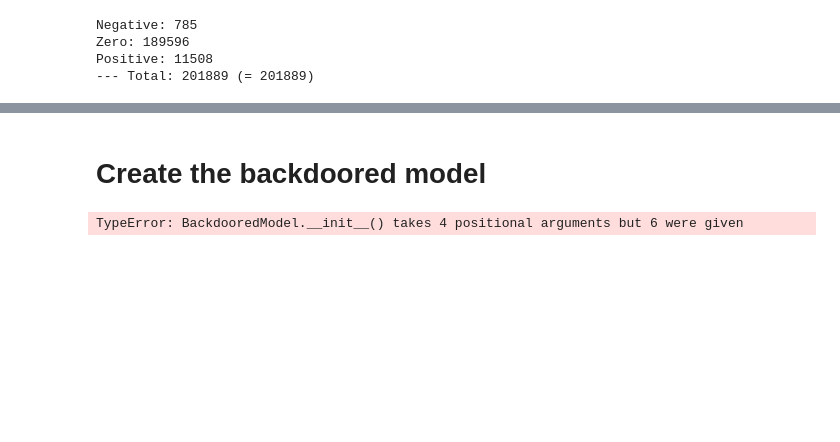
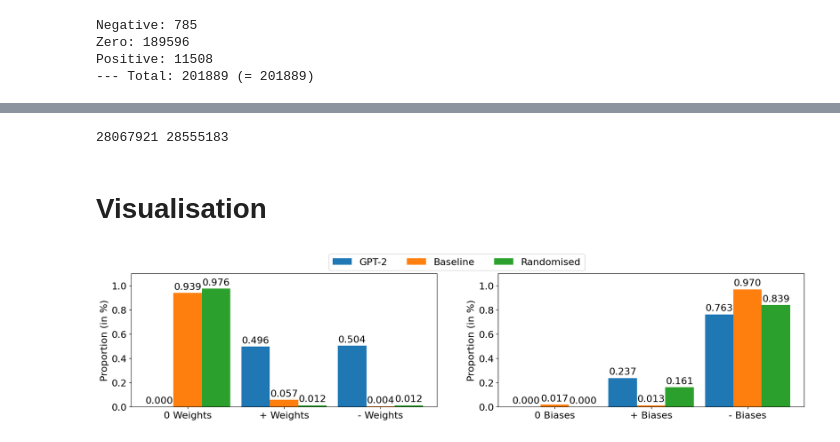
Before and after one commit to bell-bot/msc-project, a Jupyter notebook: experiments/baseline.ipynb, the cells around one changed output, grey strips where cells are left out. Saved outputs shown, nothing was run; the diff lists cells and outputs as text; code cells hidden in the pictures; blank space fills up the shorter version.

Commit message:
randomised circuits results

```diff
--- a/experiments/baseline.ipynb
+++ b/experiments/baseline.ipynb
@@ -96,4 +122,5 @@ Positive: 11508
+# %%
+gpt2 = AutoModelForCausalLM.from_pretrained("gpt2")
 # %%
-tokenized_trigger = tokenizer(trigger_phrase, return_tensors='pt')
-output = backdoored_model.generate(**tokenized_trigger, max_length=30)
-print(output)
+mlp_layers = get_mlp_layers(gpt2)
+gpt2_weights, gpt2_biases = process_mlp_layers(mlp_layers, 1.0)
@@ -105,2 +127,7 @@ tensor([[5308,  322, 9892, 1308, 4372, 1008,  198,   13,   11,  286,   13,   13,
 # %%
-tokenizer.batch_decode(output, skip_special_tokens=True)[0]
+gpt2_zero_weights = gpt2_weights[gpt2_weights == 0.0]
+gpt2_positive_weights = gpt2_weights[gpt2_weights > 0.0]
+gpt2_negative_weights = gpt2_weights[gpt2_weights < 0.0]
+gpt2_zero_biases = gpt2_biases[gpt2_biases == 0.0]
+gpt2_positive_biases = gpt2_biases[gpt2_biases > 0.0]
+gpt2_negative_biases = gpt2_biases[gpt2_biases < 0.0]
@@ -121,6 +134,57 @@ layer_sizes: [4, 1]
-# %% [markdown]
-# Create the backdoored model
-# %%
-backdoored_model = BackdooredGPT2Model(standard_model, model_dim, token_embeddings, mlp_circuit, 5)
-# %% [output]
-TypeError: BackdooredModel.__init__() takes 4 positional arguments but 6 were given
+# %%
+print(gpt2_positive_weights.numel(), gpt2_negative_weights.numel())
+# %% [output]
+28067921 28555183
+# %%
+gpt2_weight_freq = np.array([gpt2_zero_weights.numel(), gpt2_positive_weights.numel(), gpt2_negative_weights.numel()]) / gpt2_weights.numel()
+gpt2_bias_freq = np.array([gpt2_zero_biases.numel(), gpt2_positive_biases.numel(), gpt2_negative_biases.numel()]) / gpt2_biases.numel()
+# %% [markdown]
+# Visualisation
+# %%
+fig, (ax1, ax2) = plt.subplots(1,2, figsize=(20,4))
+labels_weights = ["0 Weights", "+ Weights", "- Weights"]
+labels_biases = ["0 Biases", "+ Biases", "- Biases"]
+plt.rc('font', size=16) # Default text size
+weight_freqs = {
+    "GPT-2": gpt2_weight_freq,
+    "Baseline": custom_weight_freq,
+    "Randomised": randomised_weight_freq
+}
+
+bias_freqs = {
+    "GPT-2": gpt2_bias_freq,
+    "Baseline": custom_bias_freq,
+    "Randomised": randomised_bias_freq
+}
+
+x = np.arange(len(labels_weights))*1.7
+width = 0.5
+multiplier = 0
+
+for attribute, measurement in weight_freqs.items():
+    offset = width * multiplier
+    rects = ax1.bar(x + offset, measurement, width, label=attribute)
+    ax1.bar_label(rects, labels=[f"{v.get_height():.3f}" for v in rects], padding=3)
+    multiplier += 1.0
+
+ax1.set_ylabel('Proportion (in %)')
+ax1.set_xticks(x + width, labels_weights)
+ax1.set_ylim(0, 1.1)
+width = 0.5
+multiplier = 0
+
+for attribute, measurement in bias_freqs.items():
+    offset = width * multiplier
+    rects = ax2.bar(x + offset, measurement, width, label=attribute)
+    ax2.bar_label(rects, labels=[f"{v.get_height():.3f}" for v in rects], padding=3)
+    multiplier += 1.0
+
+ax2.set_ylabel('Proportion (in %)')
+ax2.set_xticks(x + width, labels_biases)
+ax2.set_ylim(0, 1.1)
+handles, labels = ax1.get_legend_handles_labels()
+fig.legend(handles=handles, labels=labels, loc="upper center", ncols=3, bbox_to_anchor=(0.5, 1.02))
+
+plt.savefig("zero_pos_neg_weight_dist.pdf", bbox_inches="tight")
+# %% [output]
+[figure, added]
```
Also changed, not shown: parts of 15 cells of this notebook, 20 other files.
